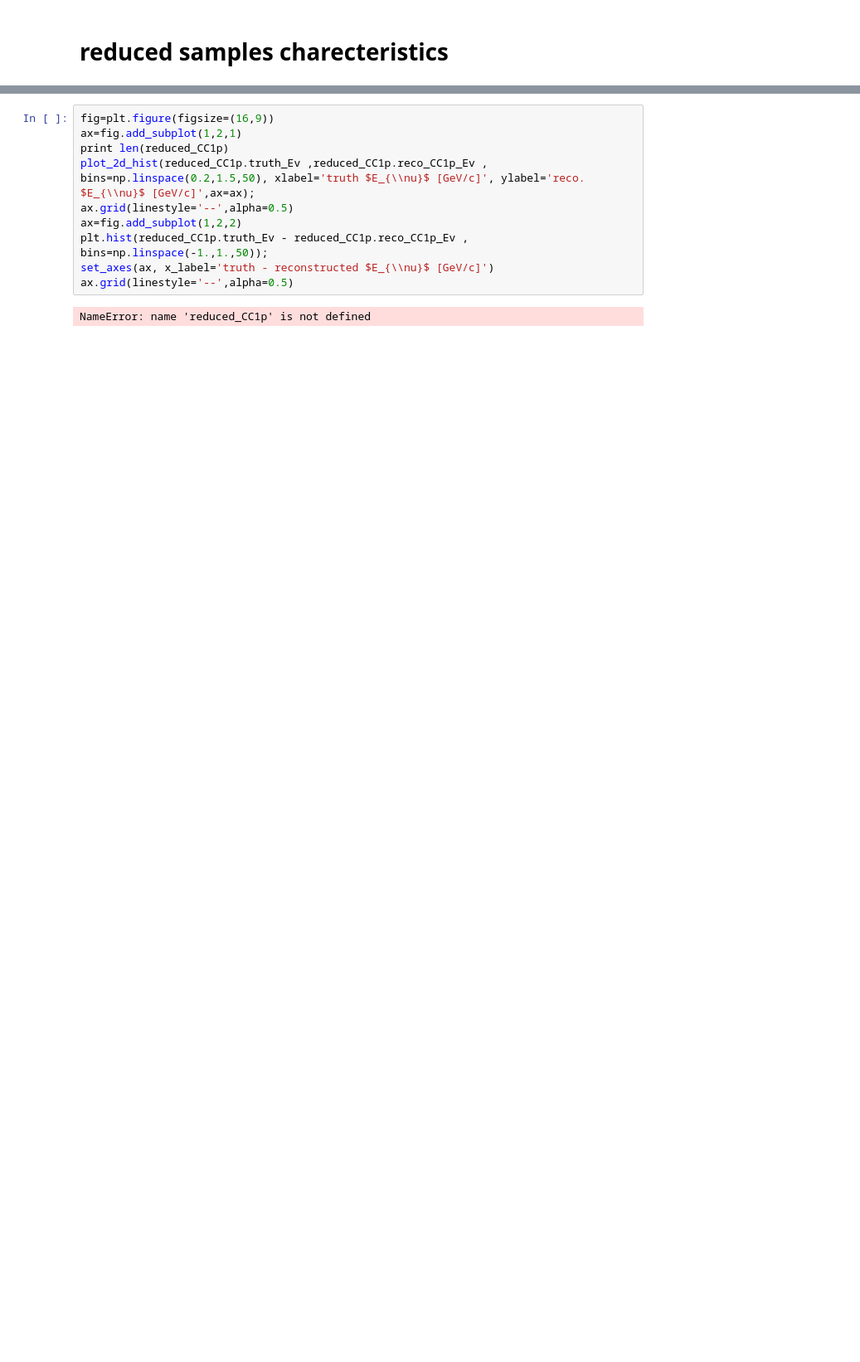
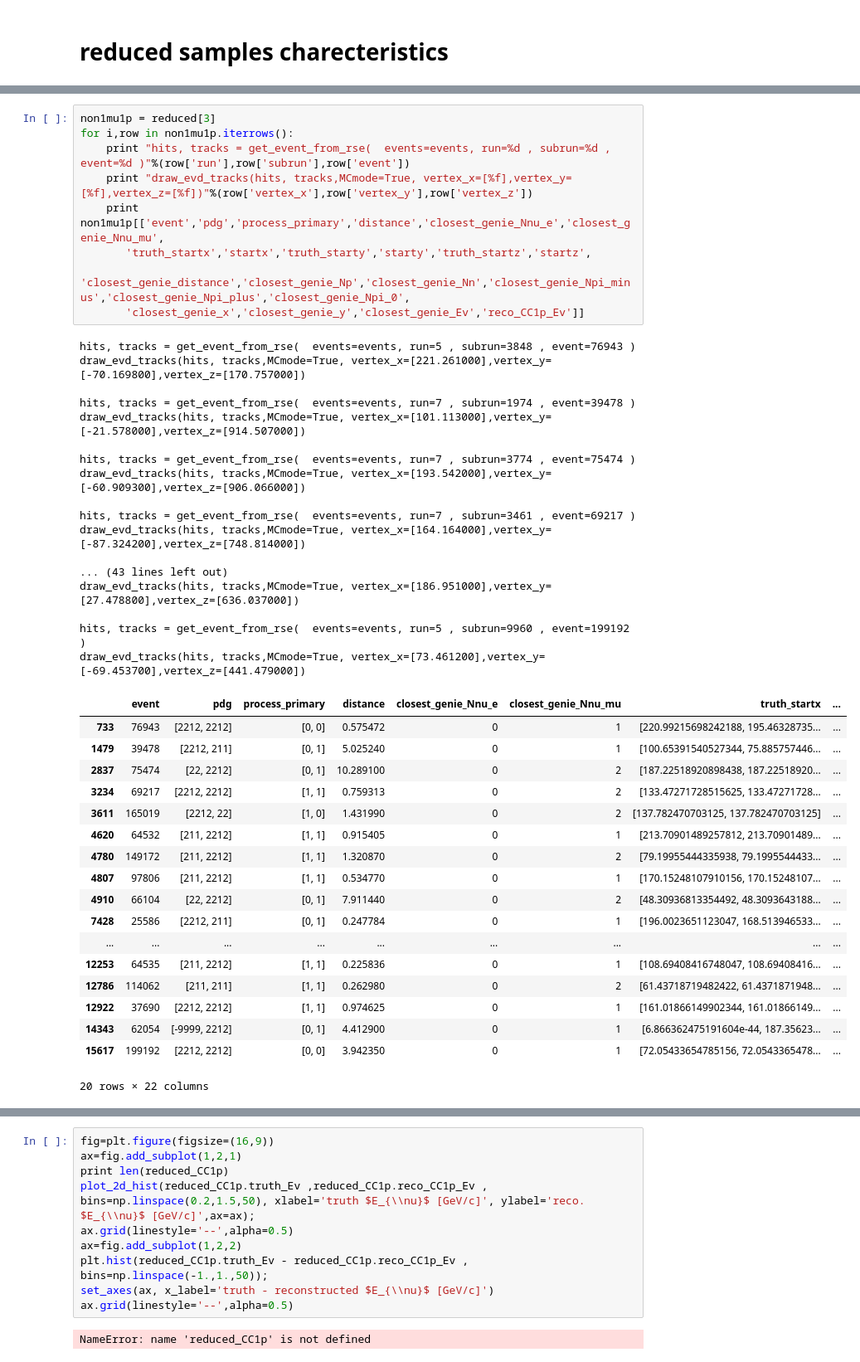
Before and after one commit to erezcoh4/AnalysisTreesInformation, a Jupyter notebook: CCQEPackage/notebooks/SymplexGoldenPoint.ipynb, the cells around one changed output, grey strips where cells are left out. Shown at 83% size. Drawn from its saved outputs; the diff is of its cells as text; blank space fills up the shorter version.

```diff
--- a/CCQEPackage/notebooks/SymplexGoldenPoint.ipynb
+++ b/CCQEPackage/notebooks/SymplexGoldenPoint.ipynb
@@ -359,3 +451,49 @@ reduced[3][['run','subrun','event','pdg','pida','truth_startx','truth_starty','t
+# %%
+non1mu1p = reduced[3]
+for i,row in non1mu1p.iterrows():
+    print "hits, tracks = get_event_from_rse(  events=events, run=%d , subrun=%d , event=%d )"%(row['run'],row['subrun'],row['event'])
+    print "draw_evd_tracks(hits, tracks,MCmode=True, vertex_x=[%f],vertex_y=[%f],vertex_z=[%f])"%(row['vertex_x'],row['vertex_y'],row['vertex_z'])
+    print
+non1mu1p[['event','pdg','process_primary','distance','closest_genie_Nnu_e','closest_genie_Nnu_mu',
+       'truth_startx','startx','truth_starty','starty','truth_startz','startz',
+       'closest_genie_distance','closest_genie_Np','closest_genie_Nn','closest_genie_Npi_minus','closest_genie_Npi_plus','closest_genie_Npi_0',
+       'closest_genie_x','closest_genie_y','closest_genie_Ev','reco_CC1p_Ev']]
+# %% [output]
+hits, tracks = get_event_from_rse(  events=events, run=5 , subrun=3848 , event=76943 )
+draw_evd_tracks(hits, tracks,MCmode=True, vertex_x=[221.261000],vertex_y=[-70.169800],vertex_z=[170.757000])
+
+hits, tracks = get_event_from_rse(  events=events, run=7 , subrun=1974 , event=39478 )
+draw_evd_tracks(hits, tracks,MCmode=True, vertex_x=[101.113000],vertex_y=[-21.578000],vertex_z=[914.507000])
+
+hits, tracks = get_event_from_rse(  events=events, run=7 , subrun=3774 , event=75474 )
+draw_evd_tracks(hits, tracks,MCmode=True, vertex_x=[193.542000],vertex_y=[-60.909300],vertex_z=[906.066000])
+
+hits, tracks = get_event_from_rse(  events=events, run=7 , subrun=3461 , event=69217 )
+draw_evd_tracks(hits, tracks,MCmode=True, vertex_x=[164.164000],vertex_y=[-87.324200],vertex_z=[748.814000])
+
+... (43 lines left out)
+draw_evd_tracks(hits, tracks,MCmode=True, vertex_x=[186.951000],vertex_y=[27.478800],vertex_z=[636.037000])
+
+hits, tracks = get_event_from_rse(  events=events, run=5 , subrun=9960 , event=199192 )
+draw_evd_tracks(hits, tracks,MCmode=True, vertex_x=[73.461200],vertex_y=[-69.453700],vertex_z=[441.479000])
+|  | event | pdg | process_primary | distance | closest_genie_Nnu_e | closest_genie_Nnu_mu | truth_startx | ... |
+| 733 | 76943 | [2212, 2212] | [0, 0] | 0.575472 | 0 | 1 | [220.99215698242188, 195.46328735... | ... |
+| 1479 | 39478 | [2212, 211] | [0, 1] | 5.025240 | 0 | 1 | [100.65391540527344, 75.885757446... | ... |
+| 2837 | 75474 | [22, 2212] | [0, 1] | 10.289100 | 0 | 2 | [187.22518920898438, 187.22518920... | ... |
+| 3234 | 69217 | [2212, 2212] | [1, 1] | 0.759313 | 0 | 2 | [133.47271728515625, 133.47271728... | ... |
+| 3611 | 165019 | [2212, 22] | [1, 0] | 1.431990 | 0 | 2 | [137.782470703125, 137.782470703125] | ... |
+| 4620 | 64532 | [211, 2212] | [1, 1] | 0.915405 | 0 | 1 | [213.70901489257812, 213.70901489... | ... |
+| 4780 | 149172 | [211, 2212] | [1, 1] | 1.320870 | 0 | 2 | [79.19955444335938, 79.1995544433... | ... |
+| 4807 | 97806 | [211, 2212] | [1, 1] | 0.534770 | 0 | 1 | [170.15248107910156, 170.15248107... | ... |
+| 4910 | 66104 | [22, 2212] | [0, 1] | 7.911440 | 0 | 2 | [48.30936813354492, 48.3093643188... | ... |
+| 7428 | 25586 | [2212, 211] | [0, 1] | 0.247784 | 0 | 1 | [196.0023651123047, 168.513946533... | ... |
+| ... | ... | ... | ... | ... | ... | ... | ... | ... |
+| 12253 | 64535 | [211, 2212] | [1, 1] | 0.225836 | 0 | 1 | [108.69408416748047, 108.69408416... | ... |
+| 12786 | 114062 | [211, 211] | [1, 1] | 0.262980 | 0 | 2 | [61.43718719482422, 61.4371871948... | ... |
+| 12922 | 37690 | [2212, 2212] | [1, 1] | 0.974625 | 0 | 1 | [161.01866149902344, 161.01866149... | ... |
+| 14343 | 62054 | [-9999, 2212] | [0, 1] | 4.412900 | 0 | 1 | [6.866362475191604e-44, 187.35623... | ... |
+| 15617 | 199192 | [2212, 2212] | [0, 0] | 3.942350 | 0 | 1 | [72.05433654785156, 72.0543365478... | ... |
+20 rows × 22 columns
 # %%
 fig=plt.figure(figsize=(35,15))
 ax =fig.add_subplot(3,4,1)
```
Also changed, not shown: parts of 16 cells of this notebook, 23 other files.
